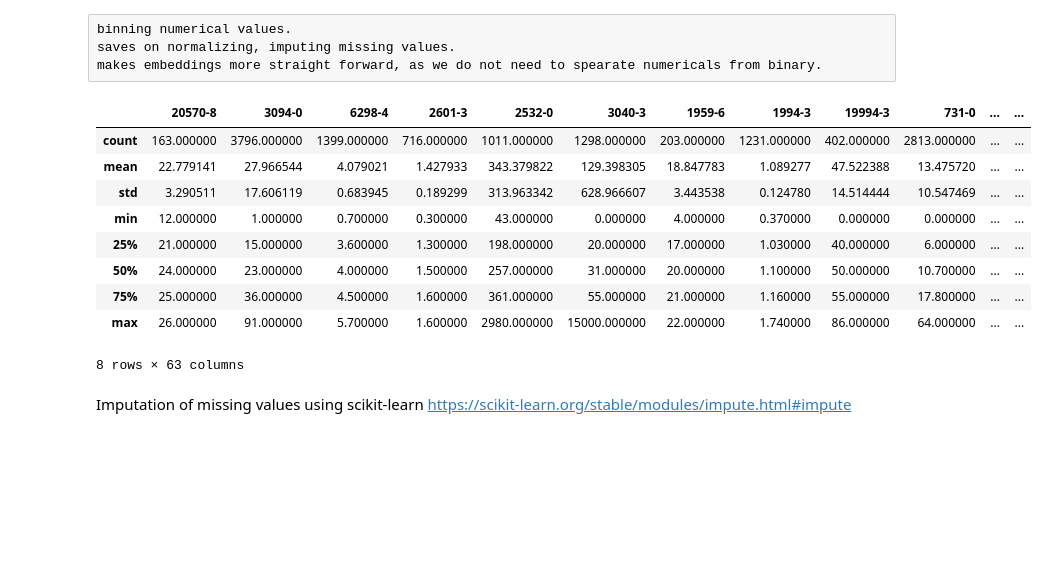
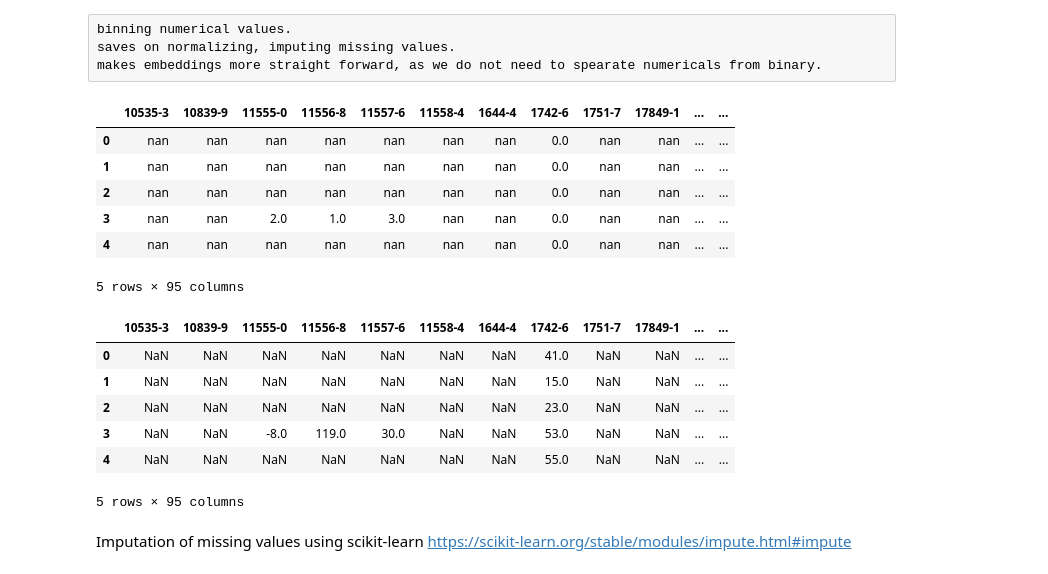
Before and after one commit to The-Electric-Moccasins/resistance-prediction, a Jupyter notebook: esbl_model_dev_ts.ipynb, the cells around one changed output. Saved outputs shown, nothing was run; the diff lists cells and outputs as text; code cells hidden in the pictures; blank space fills up the shorter version.

```diff
--- a/esbl_model_dev_ts.ipynb
+++ b/esbl_model_dev_ts.ipynb
@@ -160,4 +157,4 @@ Weird: 11
 # %%
 numeric = ['age','10535-3','11555-0','11556-8','11557-6','11558-4','1644-4','1742-6','1751-7','17849-1','1798-8','1863-0','1920-8','1959-6','1963-8','1968-7','1971-1','1975-2','1988-5','1994-3','19991-9','19994-3','2000-8','20077-4','20112-9','20564-1','20569-0','20570-8','20578-1','2069-3','2075-0','2078-4','2085-9','2090-9','2093-3','2143-6','2157-6','2160-0','2161-8','2170-9','2276-4','2284-8','2339-0','2345-7','2498-4','2500-7','2532-0','2601-3','2692-2','2695-5','2777-1','2823-3','2828-2','28541-1','2947-0','2951-2','2955-3','3016-3','3040-3','3094-0','3095-7','3151-8','3173-2','3255-7','32693-4','33762-6','34728-6','3967-7','4544-3','5803-2','5811-5','5895-7','5902-2','6298-4','6768-6','704-7','711-2','718-7','731-0','733-6','742-7','761-7','763-3','772-4','777-3','785-6','786-4','787-2','788-0','789-8','804-5','9322-9']
-categorical = ['10378-8','30089-7','30226-5','3349-8','3376-1','3377-9','3390-2','3397-7','3773-9','3879-4','4073-3','42662-7','5767-9','5769-5','5770-3','5778-6','5792-7','5794-3','5797-6','5799-2','5802-4','5804-0','5818-0','5822-2','702-1','728-6','738-5','741-9','774-0','778-1','779-9','7790-9','7791-7','800-3','8246-1','8247-9]
+categorical = ['10378-8','30089-7','30226-5','3349-8','3376-1','3377-9','3390-2','3397-7','3773-9','3879-4','4073-3','42662-7','5767-9','5769-5','5770-3','5778-6','5792-7','5794-3','5797-6','5799-2','5802-4','5804-0','5818-0','5822-2','702-1','728-6','738-5','741-9','774-0','778-1','779-9','7790-9','7791-7','800-3','8246-1','8247-9']
 weird = ['10839-9','3297-9','4023-8','4542-7','4548-4','48065-7','5642-4','5787-7','5793-5','5796-8','5808-1','5821-4','6598-7','6773-6']
@@ -282,13 +300,20 @@ makes embeddings more straight forward, as we do not need to spearate numericals
+# %%
+dataset[numeric].apply(lambda x: pd.cut(x, bins=min(x.nunique(), 6), labels=False).astype('str') if x.nunique() > 0 else x.astype('str')).head()
+# %% [output]
+|  | 10535-3 | 10839-9 | 11555-0 | 11556-8 | 11557-6 | 11558-4 | 1644-4 | 1742-6 | 1751-7 | 17849-1 | ... | ... |
+| 0 | nan | nan | nan | nan | nan | nan | nan | 0.0 | nan | nan | ... | ... |
+| 1 | nan | nan | nan | nan | nan | nan | nan | 0.0 | nan | nan | ... | ... |
+| 2 | nan | nan | nan | nan | nan | nan | nan | 0.0 | nan | nan | ... | ... |
+| 3 | nan | nan | 2.0 | 1.0 | 3.0 | nan | nan | 0.0 | nan | nan | ... | ... |
+| 4 | nan | nan | nan | nan | nan | nan | nan | 0.0 | nan | nan | ... | ... |
+5 rows × 95 columns
 # %%
-dataset[numeric].describe() #.apply(lambda x: cut(x, bins=6)).head()
+dataset[numeric].head().fillna(value='Unknown')  #.apply(lambda x: pd.cut(x, bins=6, labels=False).astype('str')).head()
 # %% [output]
-|  | 20570-8 | 3094-0 | 6298-4 | 2601-3 | 2532-0 | 3040-3 | 1959-6 | 1994-3 | 19994-3 | 731-0 | ... | ... |
-| count | 163.000000 | 3796.000000 | 1399.000000 | 716.000000 | 1011.000000 | 1298.000000 | 203.000000 | 1231.000000 | 402.000000 | 2813.000000 | ... | ... |
-| mean | 22.779141 | 27.966544 | 4.079021 | 1.427933 | 343.379822 | 129.398305 | 18.847783 | 1.089277 | 47.522388 | 13.475720 | ... | ... |
-| std | 3.290511 | 17.606119 | 0.683945 | 0.189299 | 313.963342 | 628.966607 | 3.443538 | 0.124780 | 14.514444 | 10.547469 | ... | ... |
-| min | 12.000000 | 1.000000 | 0.700000 | 0.300000 | 43.000000 | 0.000000 | 4.000000 | 0.370000 | 0.000000 | 0.000000 | ... | ... |
-| 25% | 21.000000 | 15.000000 | 3.600000 | 1.300000 | 198.000000 | 20.000000 | 17.000000 | 1.030000 | 40.000000 | 6.000000 | ... | ... |
-| 50% | 24.000000 | 23.000000 | 4.000000 | 1.500000 | 257.000000 | 31.000000 | 20.000000 | 1.100000 | 50.000000 | 10.700000 | ... | ... |
-| 75% | 25.000000 | 36.000000 | 4.500000 | 1.600000 | 361.000000 | 55.000000 | 21.000000 | 1.160000 | 55.000000 | 17.800000 | ... | ... |
-| max | 26.000000 | 91.000000 | 5.700000 | 1.600000 | 2980.000000 | 15000.000000 | 22.000000 | 1.740000 | 86.000000 | 64.000000 | ... | ... |
+|  | 10535-3 | 10839-9 | 11555-0 | 11556-8 | 11557-6 | 11558-4 | 1644-4 | 1742-6 | 1751-7 | 17849-1 | ... | ... |
+| 0 | NaN | NaN | NaN | NaN | NaN | NaN | NaN | 41.0 | NaN | NaN | ... | ... |
+| 1 | NaN | NaN | NaN | NaN | NaN | NaN | NaN | 15.0 | NaN | NaN | ... | ... |
+| 2 | NaN | NaN | NaN | NaN | NaN | NaN | NaN | 23.0 | NaN | NaN | ... | ... |
+| 3 | NaN | NaN | -8.0 | 119.0 | 30.0 | NaN | NaN | 53.0 | NaN | NaN | ... | ... |
+| 4 | NaN | NaN | NaN | NaN | NaN | NaN | NaN | 55.0 | NaN | NaN | ... | ... |
-8 rows × 63 columns
+5 rows × 95 columns
```
Also changed, not shown: parts of 20 cells of this notebook, 4 other files.
